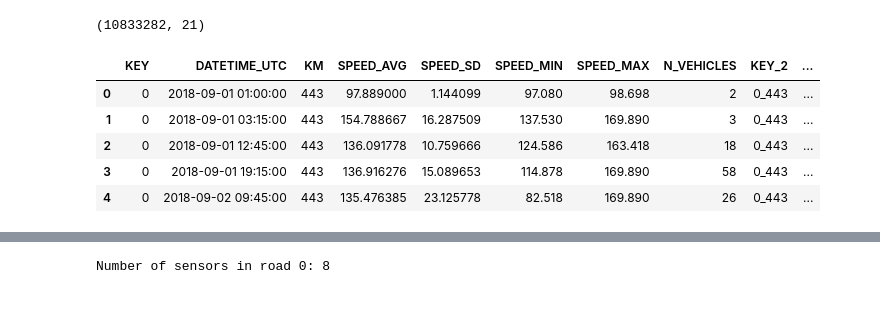
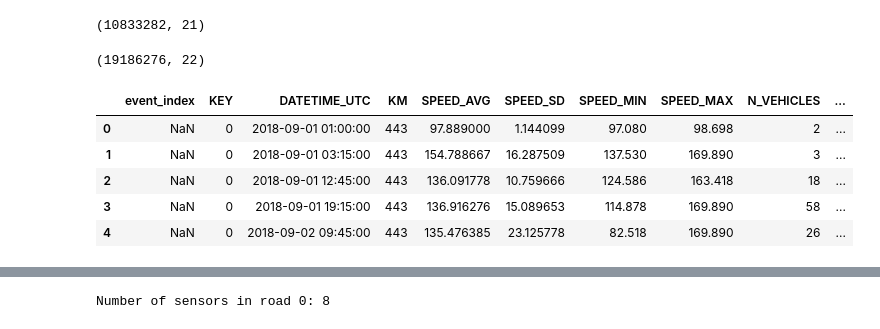
Before and after one commit to gianpy15/DMProject, a Jupyter notebook: notebooks/dataset parro.ipynb, the cells around one changed output, grey strips where cells are left out. Saved outputs shown, nothing was run; the diff lists cells and outputs as text; code cells hidden in the pictures.

```diff
--- a/notebooks/dataset parro.ipynb
+++ b/notebooks/dataset parro.ipynb
@@ -27,0 +24,14 @@ caching resources/dataset/preprocessed/events_train.csv.gz
+# %%
+mode = 'train'
+steps_behind_event=10
+steps_after_event=3
+# %%
+sensors = data.sensors()
+s = data.speeds(mode).merge(sensors, how='left')
+# - events
+e = data.events(mode)
+# - weather
+# ......
+
+# join dataframes
+joined_df = utility.merge_speed_events(s, e)
@@ -30,14 +52,18 @@ dataset_train.shape
 # %% [output]
 (10833282, 21)
+# %%
+joined_df.shape
+# %% [output]
+(19186276, 22)
 # %%
-dataset_train.head()
+joined_df.head()
 # %% [output]
-|  | KEY | DATETIME_UTC | KM | SPEED_AVG | SPEED_SD | SPEED_MIN | SPEED_MAX | N_VEHICLES | KEY_2 | ... |
-| 0 | 0 | 2018-09-01 01:00:00 | 443 | 97.889000 | 1.144099 | 97.080 | 98.698 | 2 | 0_443 | ... |
-| 1 | 0 | 2018-09-01 03:15:00 | 443 | 154.788667 | 16.287509 | 137.530 | 169.890 | 3 | 0_443 | ... |
-| 2 | 0 | 2018-09-01 12:45:00 | 443 | 136.091778 | 10.759666 | 124.586 | 163.418 | 18 | 0_443 | ... |
-| 3 | 0 | 2018-09-01 19:15:00 | 443 | 136.916276 | 15.089653 | 114.878 | 169.890 | 58 | 0_443 | ... |
-| 4 | 0 | 2018-09-02 09:45:00 | 443 | 135.476385 | 23.125778 | 82.518 | 169.890 | 26 | 0_443 | ... |
+|  | event_index | KEY | DATETIME_UTC | KM | SPEED_AVG | SPEED_SD | SPEED_MIN | SPEED_MAX | N_VEHICLES | ... |
+| 0 | NaN | 0 | 2018-09-01 01:00:00 | 443 | 97.889000 | 1.144099 | 97.080 | 98.698 | 2 | ... |
+| 1 | NaN | 0 | 2018-09-01 03:15:00 | 443 | 154.788667 | 16.287509 | 137.530 | 169.890 | 3 | ... |
+| 2 | NaN | 0 | 2018-09-01 12:45:00 | 443 | 136.091778 | 10.759666 | 124.586 | 163.418 | 18 | ... |
+| 3 | NaN | 0 | 2018-09-01 19:15:00 | 443 | 136.916276 | 15.089653 | 114.878 | 169.890 | 58 | ... |
+| 4 | NaN | 0 | 2018-09-02 09:45:00 | 443 | 135.476385 | 23.125778 | 82.518 | 169.890 | 26 | ... |
 # %%
 def time_windows_event(dataset_df, steps_behind=10, steps_after=3, step=15*60):
     """ Filter the dataset to get a window containing n time steps before the beginning
```
Also changed, not shown: parts of 27 cells of this notebook, 10 other files.
